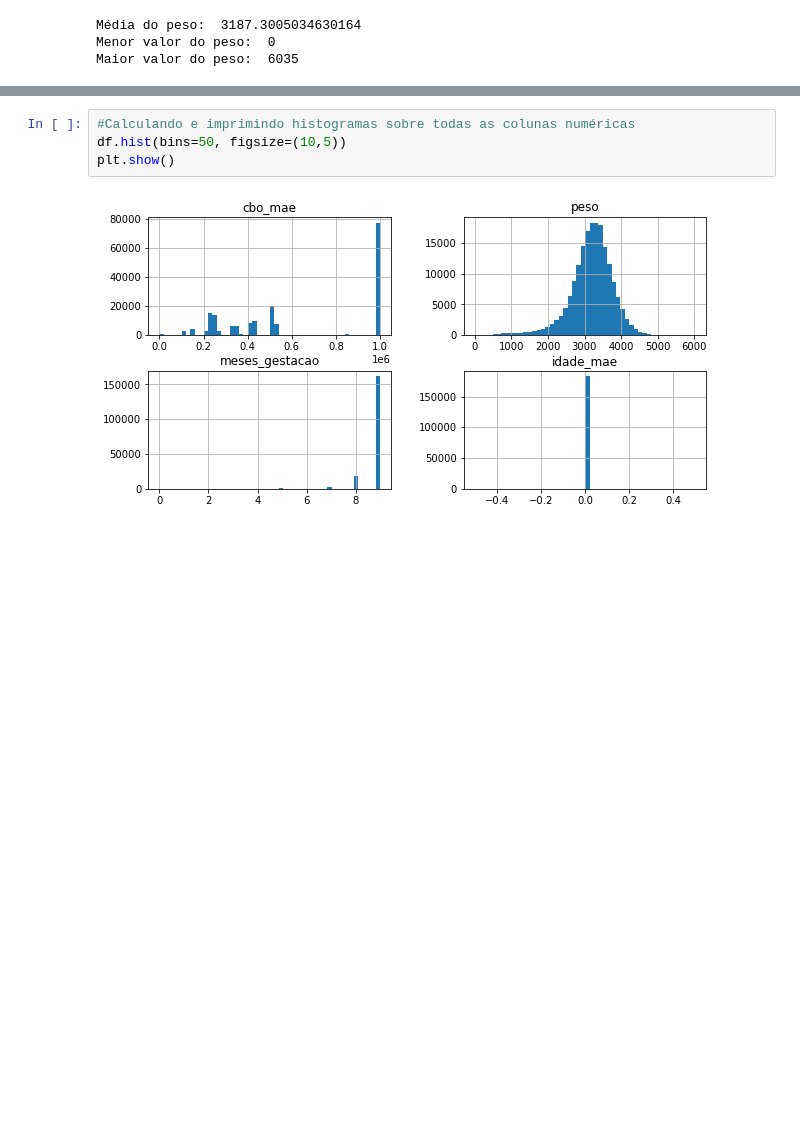
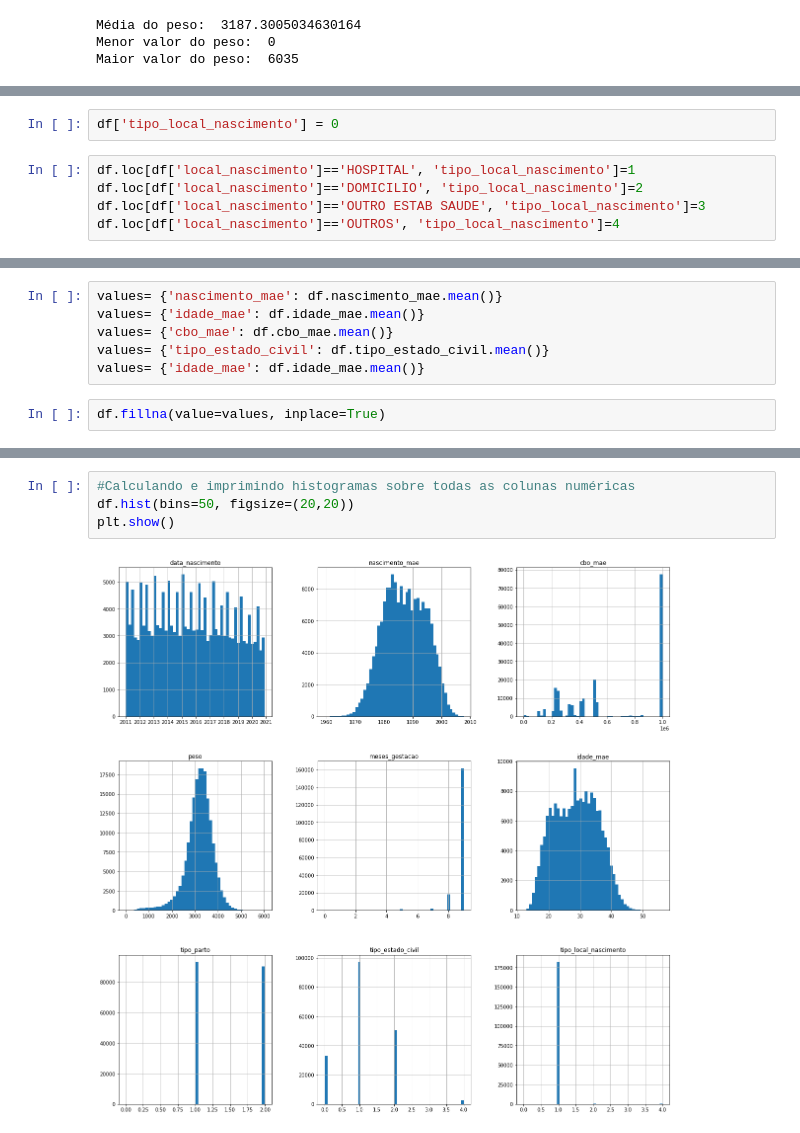
Before and after one commit to Matheuspompeo/Conjuntos-de-dados-do-Sistema-de-Informa-es-de-Nascidos-Vivos-SINASC-, a Jupyter notebook: sinasc_nascimentos.ipynb, the cells around one changed output, grey strips where cells are left out. Drawn from its saved outputs; the diff is of its cells as text; blank space fills up the shorter version.

```diff
--- a/sinasc_nascimentos.ipynb
+++ b/sinasc_nascimentos.ipynb
@@ -216,0 +337,7 @@ df[df['meses_gestacao']==5]
+# %%
+df['tipo_local_nascimento'] = 0
+# %%
+df.loc[df['local_nascimento']=='HOSPITAL', 'tipo_local_nascimento']=1
+df.loc[df['local_nascimento']=='DOMICILIO', 'tipo_local_nascimento']=2
+df.loc[df['local_nascimento']=='OUTRO ESTAB SAUDE', 'tipo_local_nascimento']=3
+df.loc[df['local_nascimento']=='OUTROS', 'tipo_local_nascimento']=4
@@ -216,0 +406,8 @@ df[df['meses_gestacao']==5]
+# %%
+values= {'nascimento_mae': df.nascimento_mae.mean()}
+values= {'idade_mae': df.idade_mae.mean()}
+values= {'cbo_mae': df.cbo_mae.mean()}
+values= {'tipo_estado_civil': df.tipo_estado_civil.mean()}
+values= {'idade_mae': df.idade_mae.mean()}
+# %%
+df.fillna(value=values, inplace=True)
@@ -229,6 +446,6 @@ df.describe()
 # %%
 #Calculando e imprimindo histogramas sobre todas as colunas numéricas
-df.hist(bins=50, figsize=(10,5))
+df.hist(bins=50, figsize=(20,20))
 plt.show()
 # %% [output]
-[figure, old version]
+[figure, new version]
```
Also changed, not shown: parts of 74 cells of this notebook, 1 other file.
